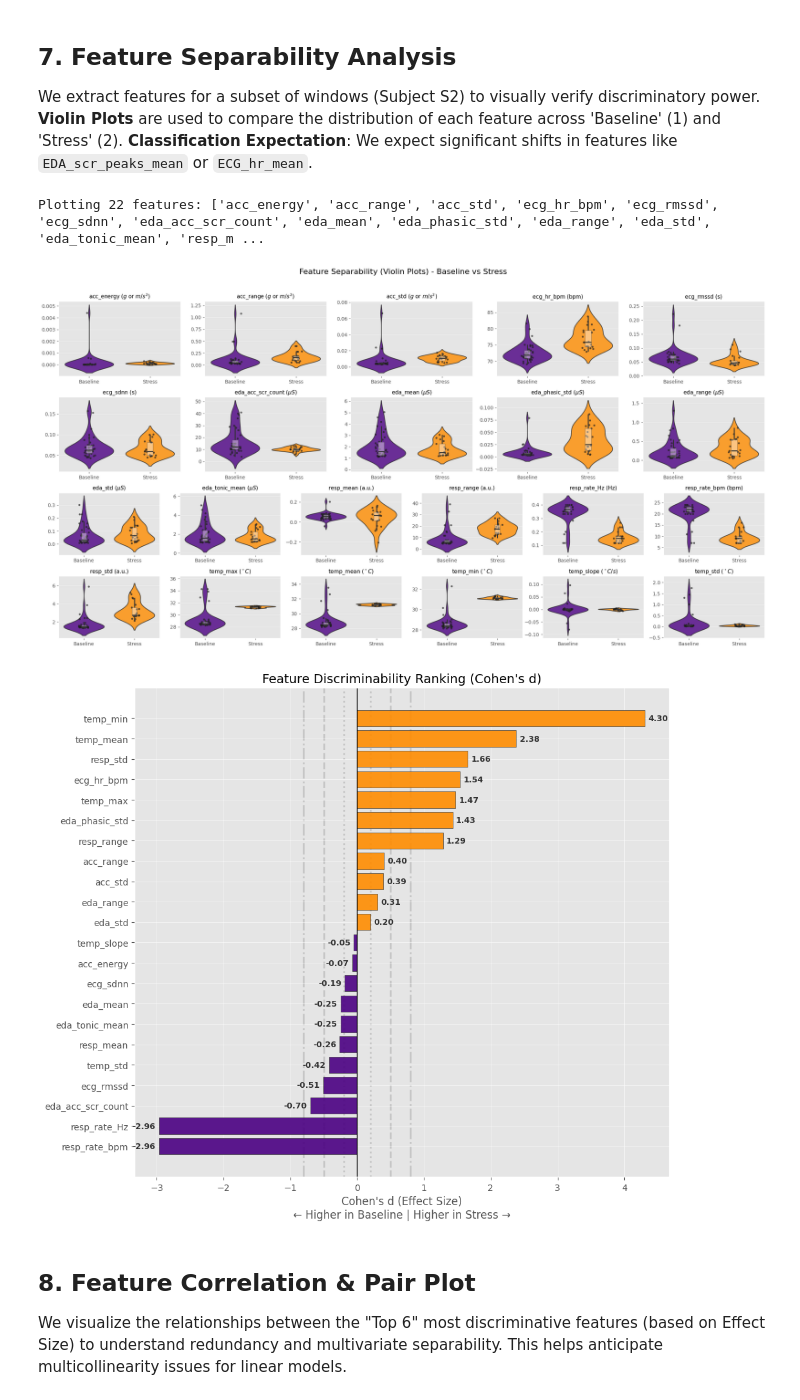
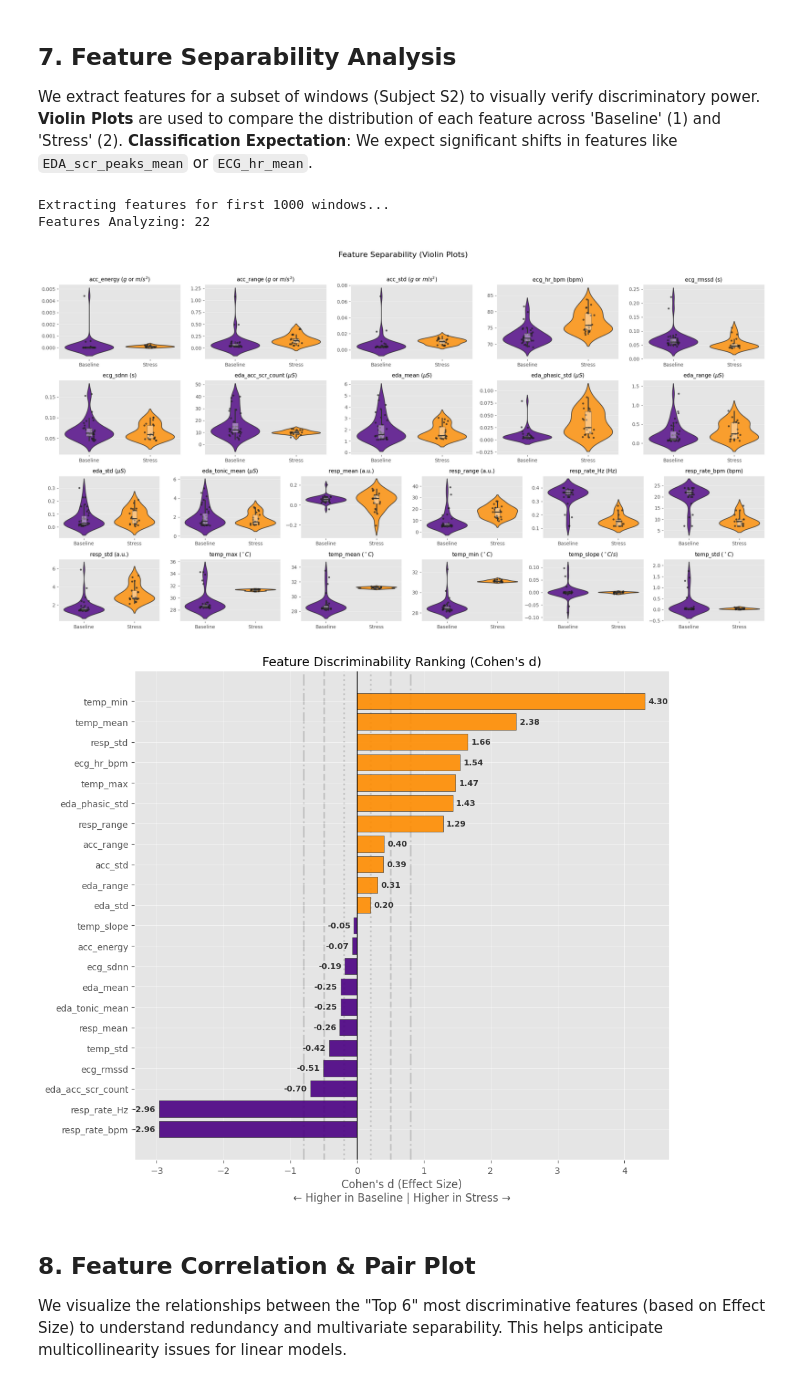
Before and after one commit to gmatteuc/Wearable_stress_biomarker, a Jupyter notebook: notebooks/02_feature_extraction_verification.ipynb, the cells around one changed output. Saved outputs shown, nothing was run; the diff lists cells and outputs as text; code cells hidden in the pictures.

```diff
--- a/notebooks/02_feature_extraction_verification.ipynb
+++ b/notebooks/02_feature_extraction_verification.ipynb
@@ -189,16 +202,18 @@ Auditing Respiration Rate...
 Run the `FeatureExtractor` on a single window to inspect the final output format (Pandas Series).
 This confirms the integration of all modalities (EDA, ECG, TEMP, RESP, ACC).
 # %%
-extractor = FeatureExtractor(config)
+# 6. Feature Vector Generation
+
+# Run full feature extraction pipeline on the single window
 features = extractor.extract_features(window)
+feat_series = pd.Series(features)
 
-print("--- Extracted Features ---")
-feat_series = pd.Series(features)
+print("--- Extracted Feature Vector ---")
 print(feat_series)
 
-# Check for nans
+# Integrity Check
 if feat_series.isnull().any():
-    print("\nWARNING: NaNs detected!")
+    print(f"\nWARNING: NaNs detected in features: {feat_series[feat_series.isnull()].index.tolist()}")
 else:
-    print("\nData Integrity Check: Pass (No NaNs)")
+    print("\nSUCCESS: Feature vector is complete (No NaNs).")
 # %% [output]
@@ -225,54 +240,57 @@ We extract features for a subset of windows (Subject S2) to visually verify disc
 **Violin Plots** are used to compare the distribution of each feature across 'Baseline' (1) and 'Stress' (2).
 **Classification Expectation**: We expect significant shifts in features like `EDA_scr_peaks_mean` or `ECG_hr_mean`.
 # %%
-# Limit to first 1000 windows to save time during interactive audit
-limit = 1000
-audit_windows = windows[:limit]
+# 7. Batch Discriminability Analysis
 
+# Limit the number of windows for rapid interactive visualization
+AUDIT_LIMIT = 1000
+print(f"Extracting features for first {AUDIT_LIMIT} windows...")
+
+audit_windows = windows[:AUDIT_LIMIT]
 data = []
 for w in audit_windows:
     feats = extractor.extract_features(w)
     feats['label'] = w['label']
     data.append(feats)
 
 df = pd.DataFrame(data)
 
-# Filter for Baseline (1) and Stress (2)
+# Filter for Binary Classification (Baseline=1 vs Stress=2)
 df_filtered = df[df['label'].isin([1, 2])].copy()
 df_filtered['label_name'] = df_filtered['label'].map({1: 'Baseline', 2: 'Stress'})
 
-# --- Visualization using Violin Plots ---
-# Plot ALL extracted features to be exhaustive
+# Prepare Plot Columns (exclude metadata)
 plot_cols = [c for c in df_filtered.columns if c not in ['label', 'label_name']]
 plot_cols.sort()
+print(f"Features Analyzing: {len(plot_cols)}")
 
-print(f"Plotting {len(plot_cols)} features: {plot_cols}")
+sensor_loc = config['data'].get('sensor_location', 'chest').upper()
 
-loc = config['data'].get('sensor_location', 'chest').upper()
-
+# 1. Violin Plots (Separability)
 fig_violins = plot_feature_separability(
     df=df_filtered,
     feature_cols=plot_cols,
     label_col='label_name',
-    title="Feature Separability (Violin Plots) - Baseline vs Stress",
-    save_folder=loc
+    title="Feature Separability (Violin Plots)",
+    save_folder=sensor_loc
 )
 plt.show()
 
-# --- Single Plot of Effect Sizes (Cohen's d) ---
+# 2. Cohen's d (Effect Size)
 fig_cohen = plot_feature_importance_cohens_d(
     df=df_filtered,
     feature_cols=plot_cols,
     label_col='label_name',
     class_1='Stress',
     class_0='Baseline',
     title="Feature Discriminability Ranking (Cohen's d)",
-    save_folder=loc
+    save_folder=sensor_loc
 )
 plt.show()
 # %% [output]
-Plotting 22 features: ['acc_energy', 'acc_range', 'acc_std', 'ecg_hr_bpm', 'ecg_rmssd', 'ecg_sdnn', 'eda_acc_scr_count', 'eda_mean', 'eda_phasic_std', 'eda_range', 'eda_std', 'eda_tonic_mean', 'resp_m ...
+Extracting features for first 1000 windows...
+Features Analyzing: 22
-[figure, old version]
+[figure, new version]
 [figure]
 # %% [markdown]
 ## 8. Feature Correlation & Pair Plot
```
Also changed, not shown: parts of 7 cells of this notebook, 9 other files.
